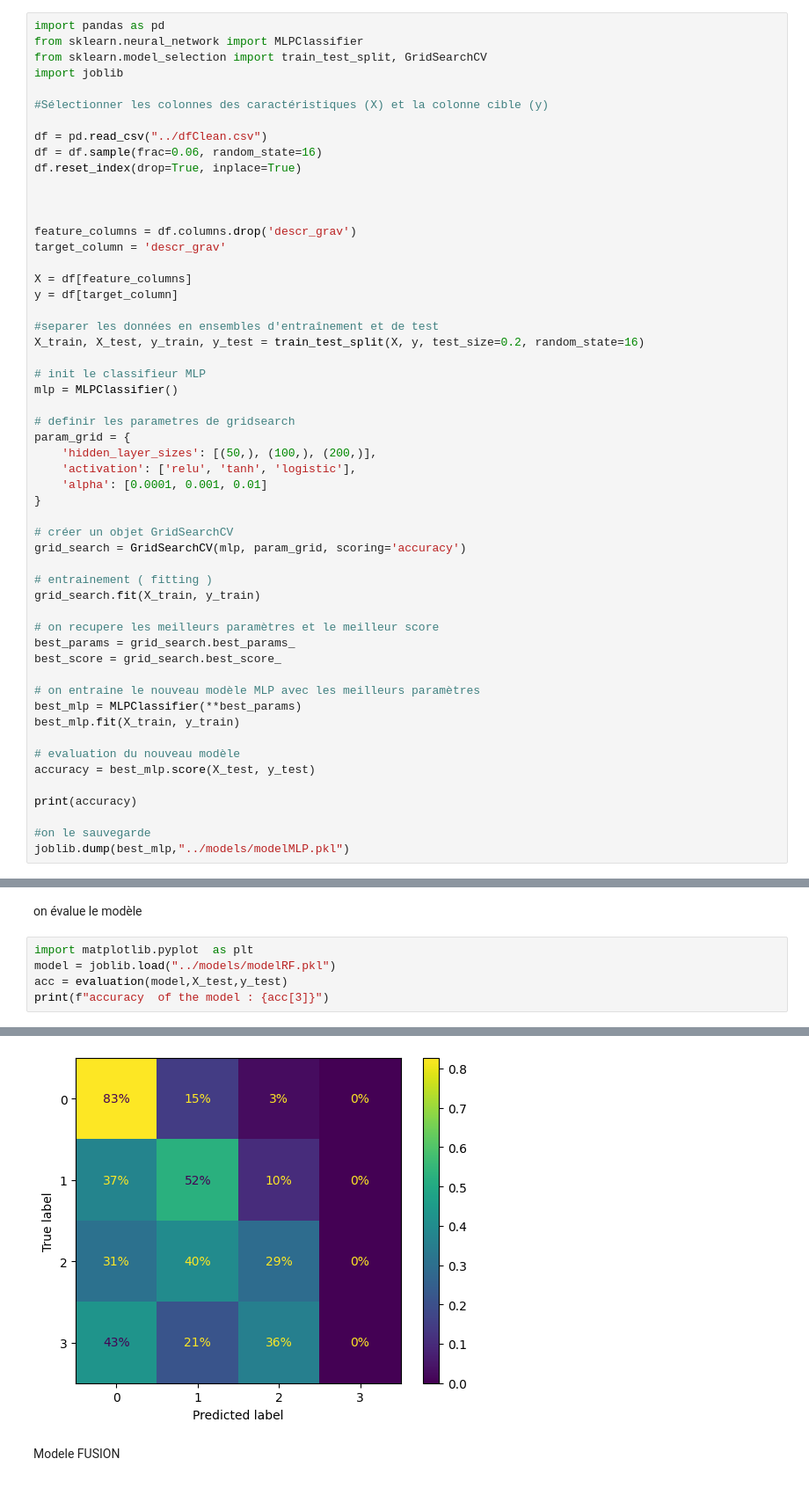
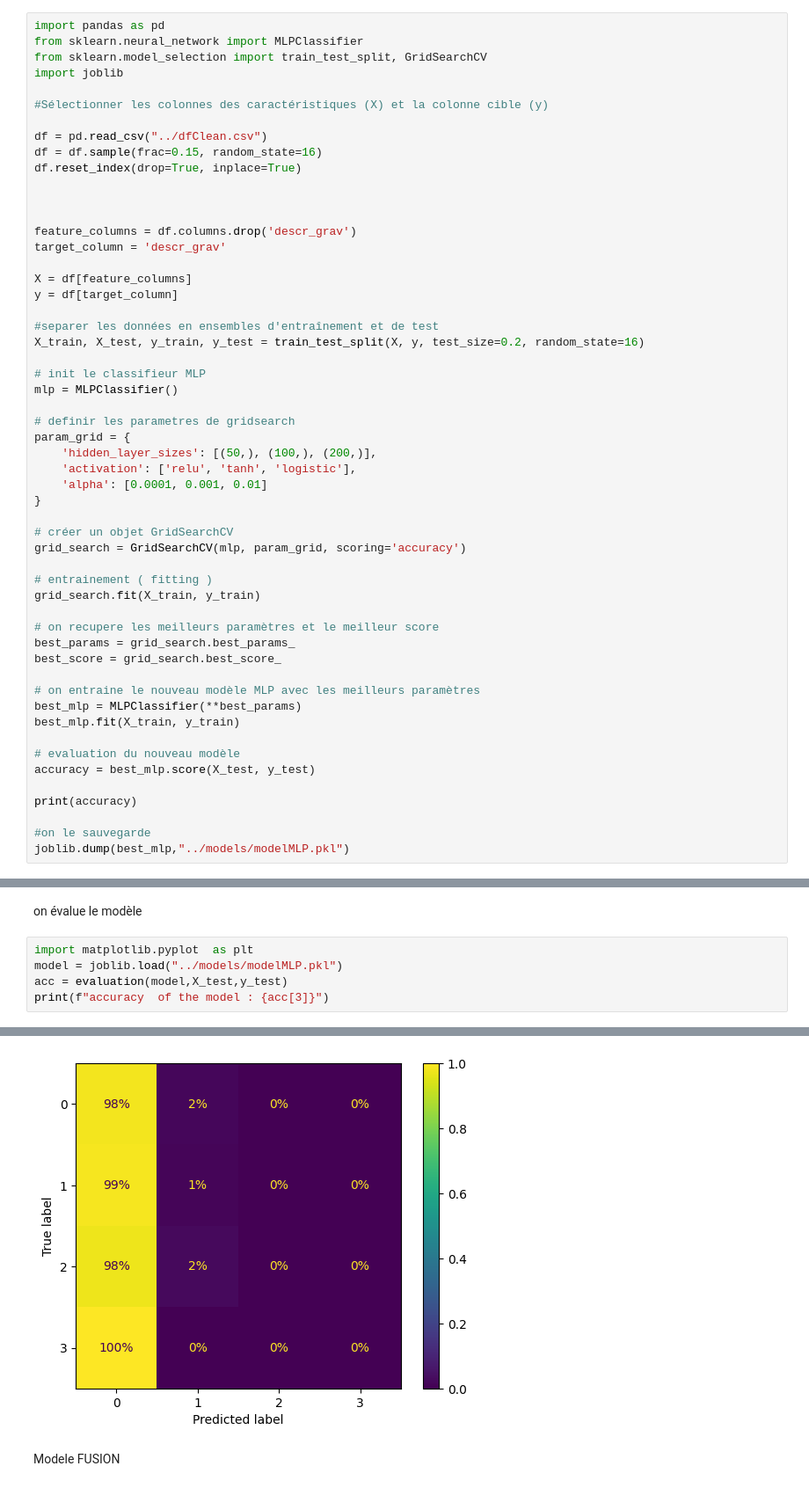
Before and after one commit to Epwo/ProjetA3-23, a Jupyter notebook: IA/supervisé/supervise_copy.ipynb, the cells around one changed output, grey strips where cells are left out. Shown at 88% size. Saved outputs shown, nothing was run; the diff lists cells and outputs as text.

```diff
--- a/IA/supervisé/supervise_copy.ipynb
+++ b/IA/supervisé/supervise_copy.ipynb
@@ -458,7 +461,7 @@ import joblib
 #Sélectionner les colonnes des caractéristiques (X) et la colonne cible (y)
 
 df = pd.read_csv("../dfClean.csv")
-df = df.sample(frac=0.06, random_state=16)
+df = df.sample(frac=0.15, random_state=16)
 df.reset_index(drop=True, inplace=True)
 
 
@@ -510,7 +513,7 @@ joblib.dump(best_mlp,"../models/modelMLP.pkl")
 on évalue le modèle
 # %%
 import matplotlib.pyplot  as plt
-model = joblib.load("../models/modelRF.pkl")
+model = joblib.load("../models/modelMLP.pkl")
 acc = evaluation(model,X_test,y_test)
 print(f"accuracy  of the model : {acc[3]}")
 # %% [output]
@@ -518,4 +521,4 @@ accuracy  of the model : 0.5897142857142857
-[figure, old version]
+[figure, new version]
 # %% [markdown]
 Modele FUSION
 # %%
```
Also changed, not shown: parts of 8 cells of this notebook, 6 other files.
